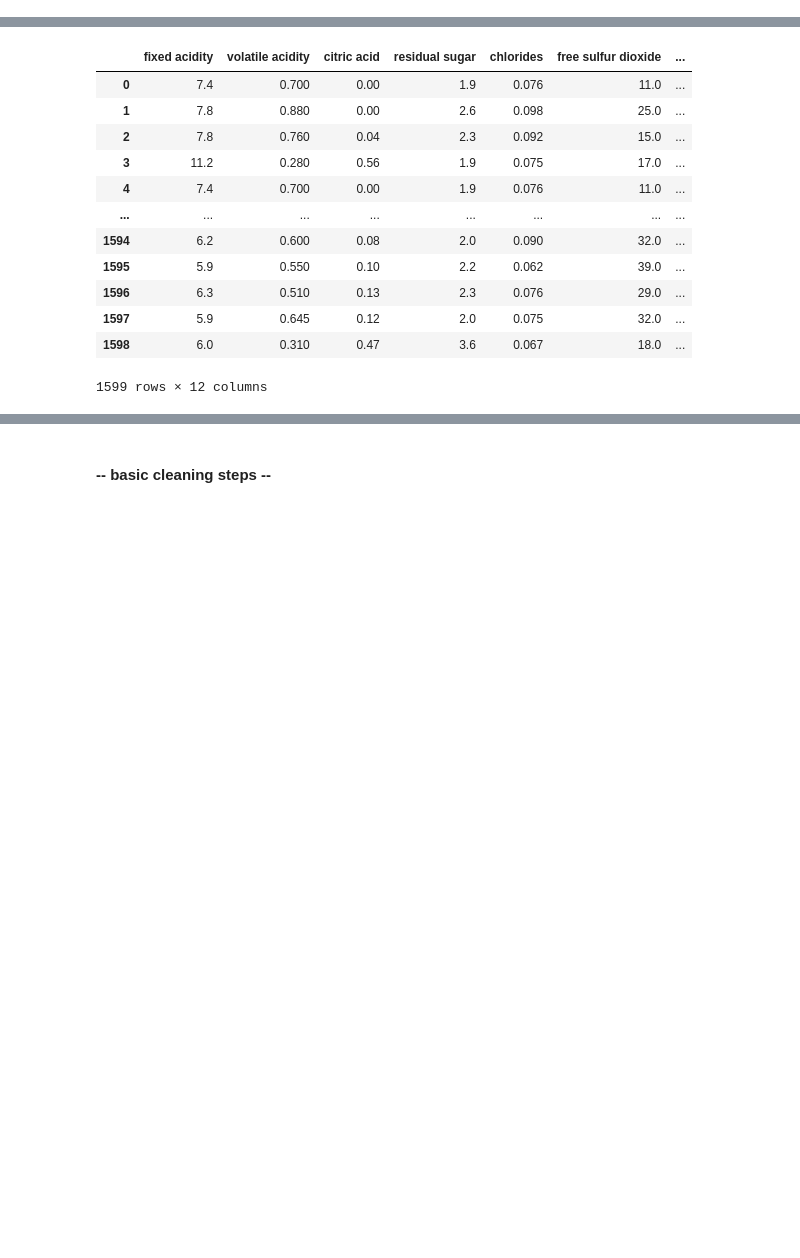
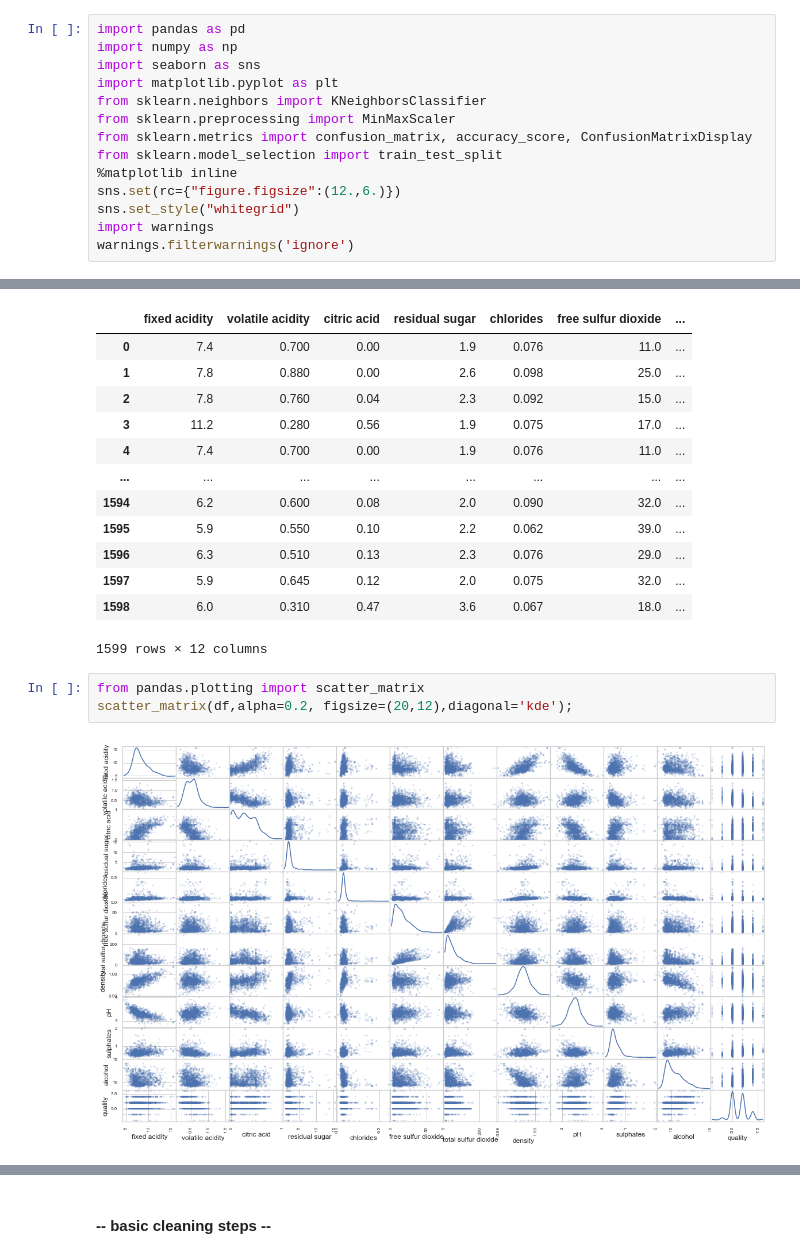
Before and after one commit to cathvos/IronCath, a Jupyter notebook: IH week 4/IH lab 1 day 5 week 4.ipynb, the cells around one changed output, grey strips where cells are left out. Cells and saved outputs as stored; diff of their text form; blank space fills up the shorter version.

```diff
--- a/IH week 4/IH lab 1 day 5 week 4.ipynb
+++ b/IH week 4/IH lab 1 day 5 week 4.ipynb
@@ -13,3 +5,17 @@ import numpy as np
+# %%
+import pandas as pd
+import numpy as np
+import seaborn as sns
+import matplotlib.pyplot as plt
+from sklearn.neighbors import KNeighborsClassifier
+from sklearn.preprocessing import MinMaxScaler
+from sklearn.metrics import confusion_matrix, accuracy_score, ConfusionMatrixDisplay
+from sklearn.model_selection import train_test_split
+%matplotlib inline
+sns.set(rc={"figure.figsize":(12.,6.)})
+sns.set_style("whitegrid")
+import warnings
+warnings.filterwarnings('ignore')
 # %%
 df = pd.read_csv (r'winequality-red.csv',sep=';') # import file
 # %% [markdown]
@@ -37,3 +43,8 @@ df # view dataframe
 | 1597 | 5.9 | 0.645 | 0.12 | 2.0 | 0.075 | 32.0 | ... |
 | 1598 | 6.0 | 0.310 | 0.47 | 3.6 | 0.067 | 18.0 | ... |
 1599 rows × 12 columns
+# %%
+from pandas.plotting import scatter_matrix
+scatter_matrix(df,alpha=0.2, figsize=(20,12),diagonal='kde');
+# %% [output]
+[figure, added]
```
Also changed, not shown: parts of 53 cells of this notebook.
